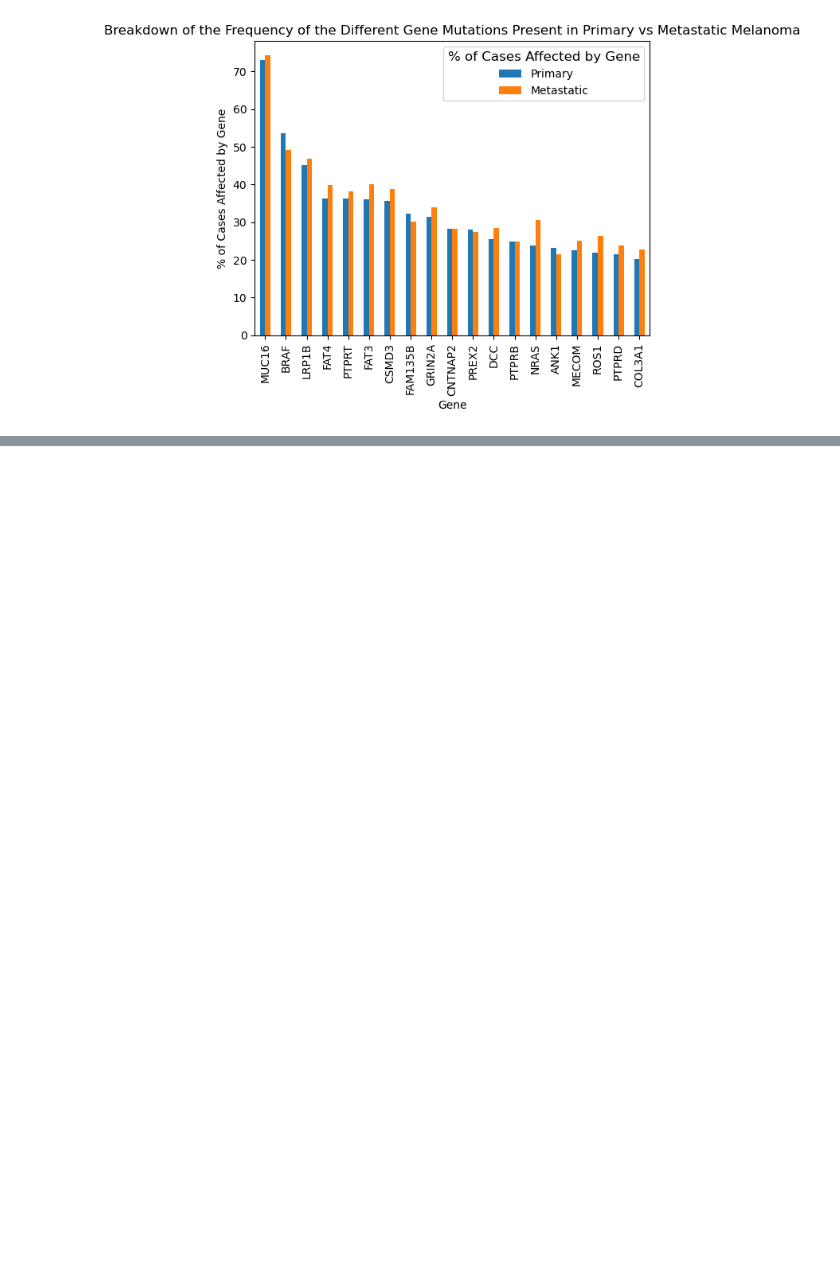
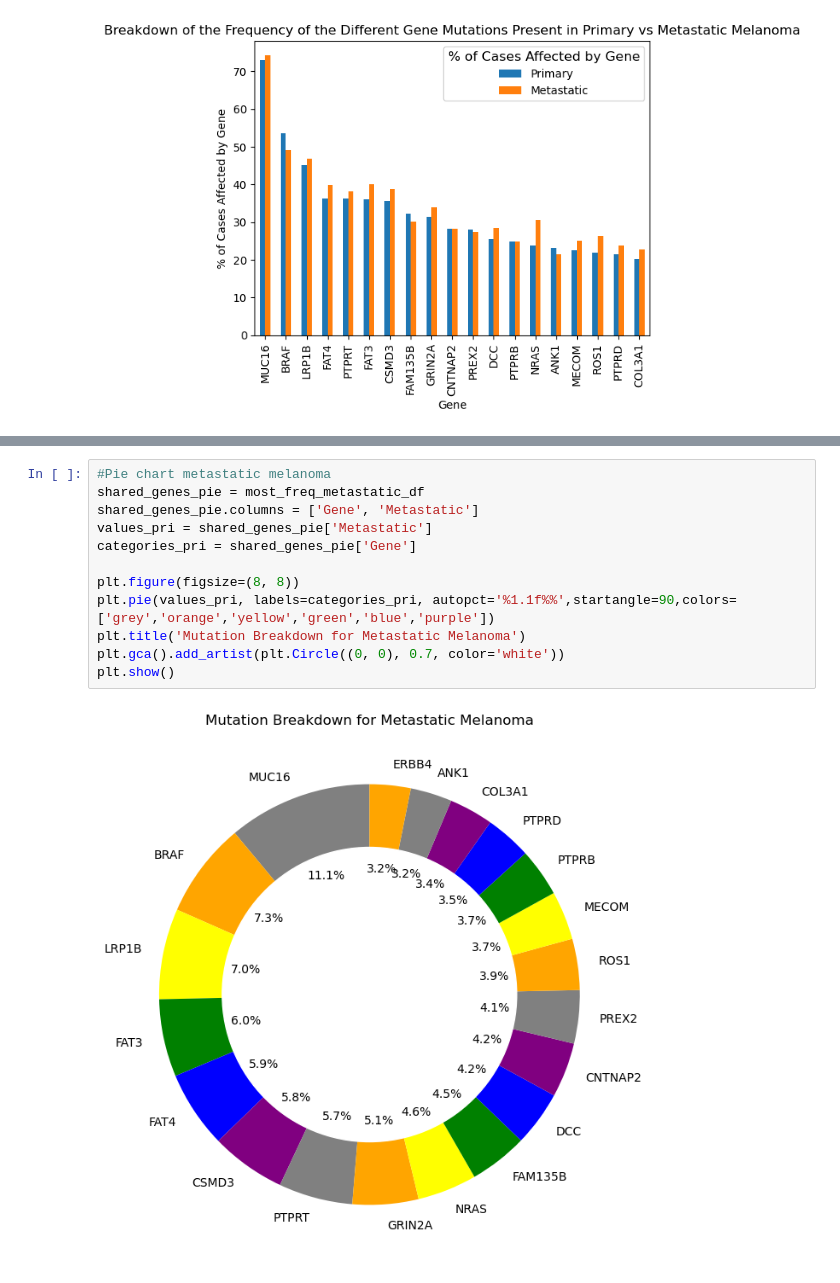
Before and after one commit to ishasaldhi/Project-1, a Jupyter notebook: Melanoma Mutations Data Edited.ipynb, the cells around one changed output, grey strips where cells are left out. Drawn from its saved outputs; the diff is of its cells as text; blank space fills up the shorter version.

```diff
--- a/Melanoma Mutations Data Edited.ipynb
+++ b/Melanoma Mutations Data Edited.ipynb
@@ -40,0 +55,14 @@ plt.show()
+# %%
+#Pie chart metastatic melanoma
+shared_genes_pie = most_freq_metastatic_df
+shared_genes_pie.columns = ['Gene', 'Metastatic']
+values_pri = shared_genes_pie['Metastatic']
+categories_pri = shared_genes_pie['Gene']
+
+plt.figure(figsize=(8, 8))
+plt.pie(values_pri, labels=categories_pri, autopct='%1.1f%%',startangle=90,colors=['grey','orange','yellow','green','blue','purple'])
+plt.title('Mutation Breakdown for Metastatic Melanoma')
+plt.gca().add_artist(plt.Circle((0, 0), 0.7, color='white'))
+plt.show()
+# %% [output]
+[figure, added]
```
Also changed, not shown: parts of 1 cell of this notebook.
